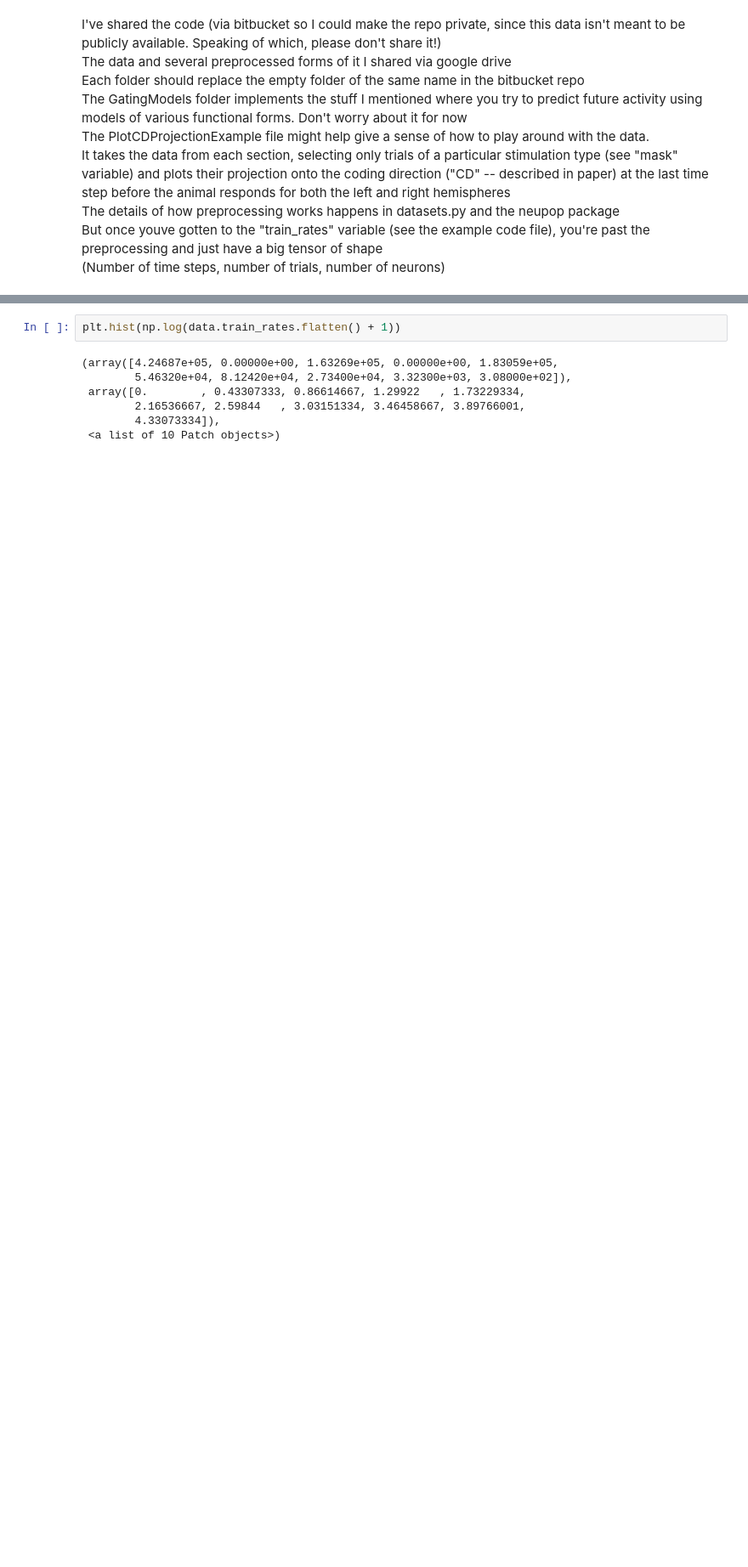
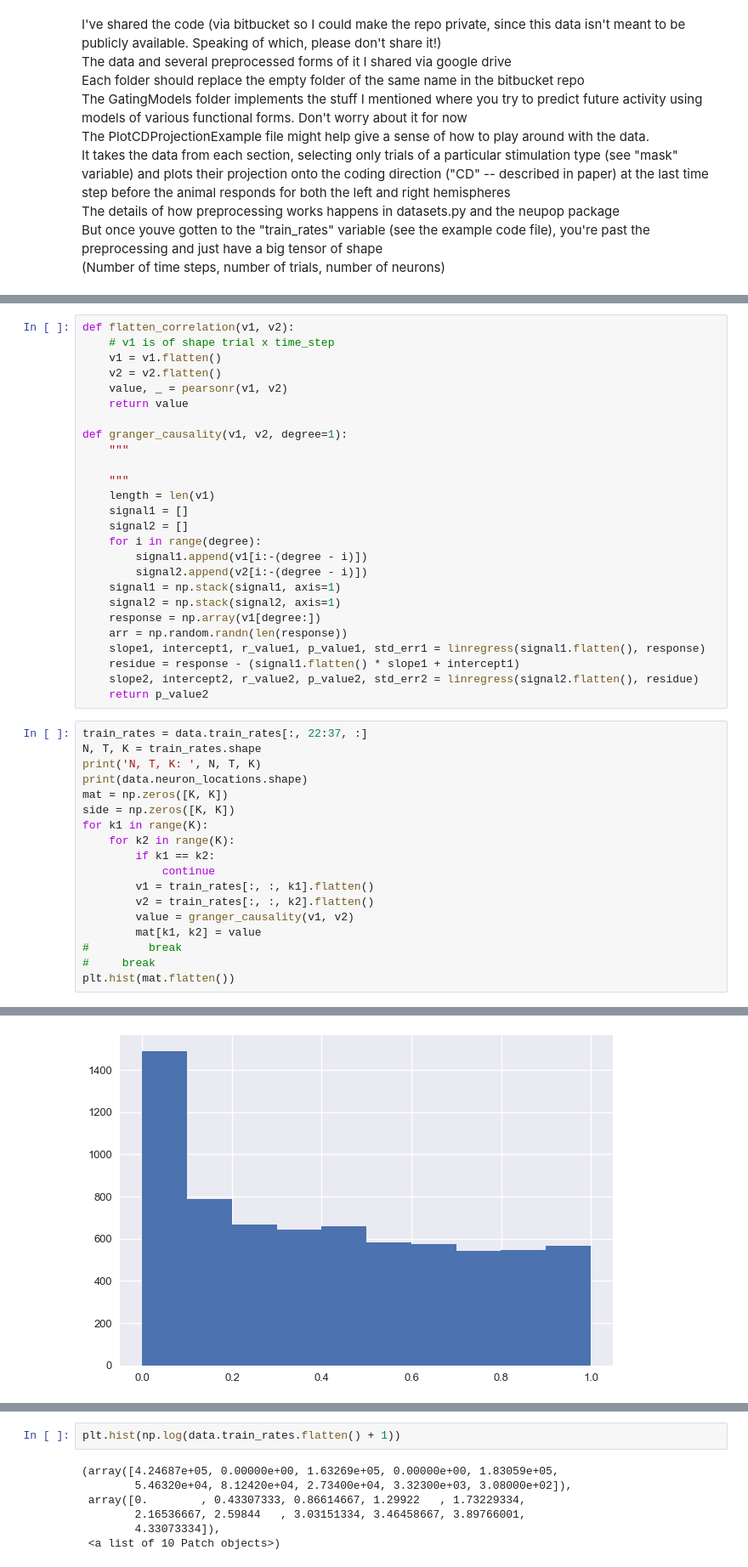
Before and after one commit to jlindsey15/224WProject, a Jupyter notebook: DataReading.ipynb, the cells around one changed output, grey strips where cells are left out. Shown at 85% size. Cells and saved outputs as stored; diff of their text form; blank space fills up the shorter version.

```diff
--- a/DataReading.ipynb
+++ b/DataReading.ipynb
@@ -234,0 +243,45 @@ def differentiate(arr):
+# %%
+def flatten_correlation(v1, v2):
+    # v1 is of shape trial x time_step
+    v1 = v1.flatten()
+    v2 = v2.flatten()
+    value, _ = pearsonr(v1, v2)
+    return value
+
+def granger_causality(v1, v2, degree=1):
+    """
+
+    """
+    length = len(v1)
+    signal1 = []
+    signal2 = []
+    for i in range(degree):
+        signal1.append(v1[i:-(degree - i)])
+        signal2.append(v2[i:-(degree - i)])
+    signal1 = np.stack(signal1, axis=1)
+    signal2 = np.stack(signal2, axis=1)
+    response = np.array(v1[degree:])
+    arr = np.random.randn(len(response))
+    slope1, intercept1, r_value1, p_value1, std_err1 = linregress(signal1.flatten(), response)
+    residue = response - (signal1.flatten() * slope1 + intercept1)
+    slope2, intercept2, r_value2, p_value2, std_err2 = linregress(signal2.flatten(), residue)
+    return p_value2
+# %%
+train_rates = data.train_rates[:, 22:37, :]
+N, T, K = train_rates.shape
+print('N, T, K: ', N, T, K)
+print(data.neuron_locations.shape)
+mat = np.zeros([K, K])
+side = np.zeros([K, K])
+for k1 in range(K):
+    for k2 in range(K):
+        if k1 == k2:
+            continue
+        v1 = train_rates[:, :, k1].flatten()
+        v2 = train_rates[:, :, k2].flatten()
+        value = granger_causality(v1, v2)
+        mat[k1, k2] = value
+#         break
+#     break
+plt.hist(mat.flatten())
+# %% [output]
@@ -235,2 +296,3 @@ def differentiate(arr):
+[figure, added]
 # %%
 for stim_site in range(4):
```
Also changed, not shown: parts of 14 cells of this notebook, 5 other files.
